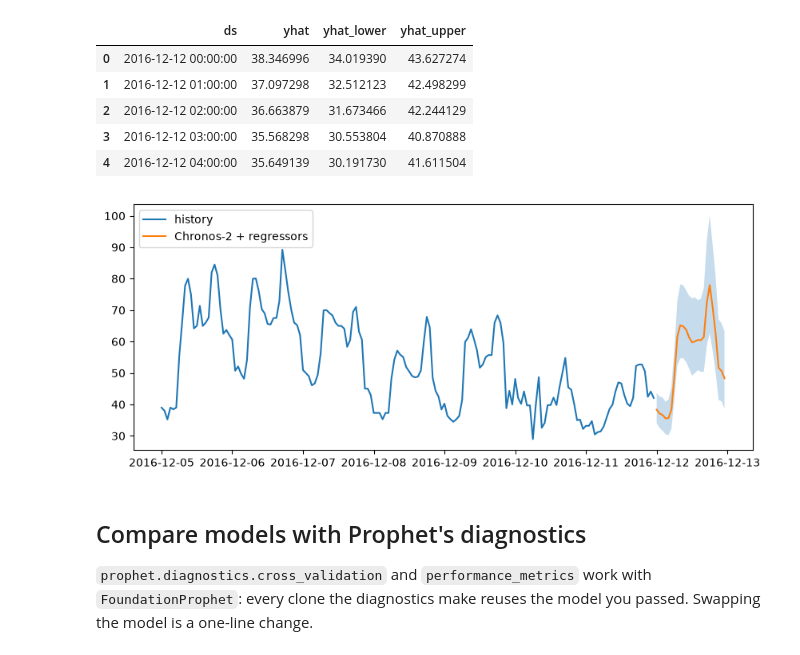
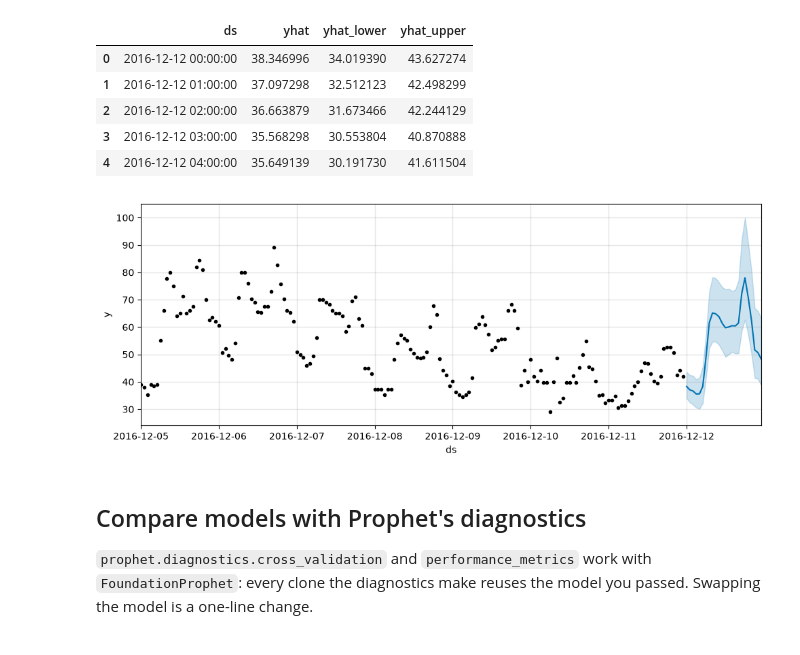
Before and after one commit to TimeCopilot/foundationforecast, a Jupyter notebook: docs/examples/prophet-adapter.ipynb, the cells around one changed output. Cells and saved outputs as stored; diff of their text form; code cells hidden in the pictures.

Commit message:
docs(prophet): use Prophet's own plot in the regressors example
Co-authored-by: Cursor <cursoragent@cursor.com>

```diff
--- a/docs/examples/prophet-adapter.ipynb
+++ b/docs/examples/prophet-adapter.ipynb
@@ -165,14 +165,15 @@ fcst_x.head()
 | 3 | 2016-12-12 03:00:00 | 35.568298 | 30.553804 | 40.870888 |
 | 4 | 2016-12-12 04:00:00 | 35.649139 | 30.191730 | 41.611504 |
 # %%
-fig, ax = plt.subplots(figsize=(10, 4))
-ax.plot(epf["ds"].tail(24 * 7), epf["y"].tail(24 * 7), label="history")
-ax.plot(fcst_x["ds"], fcst_x["yhat"], label="Chronos-2 + regressors")
-ax.fill_between(fcst_x["ds"], fcst_x["yhat_lower"], fcst_x["yhat_upper"], alpha=0.25)
-ax.legend()
+fig = m.plot(fcst_x, figsize=(10, 4))
+ax = fig.gca()
+# zoom on the last week and the forecast
+last_week = epf.tail(24 * 7)
+ax.set_xlim(last_week["ds"].iloc[0], fcst_x["ds"].iloc[-1])
+ax.set_ylim(last_week["y"].min() - 5, fcst_x["yhat_upper"].max() + 5)
 plt.show()
 # %% [output]
-[figure, old version]
+[figure, new version]
 # %% [markdown]
 ## Compare models with Prophet's diagnostics
 
```
